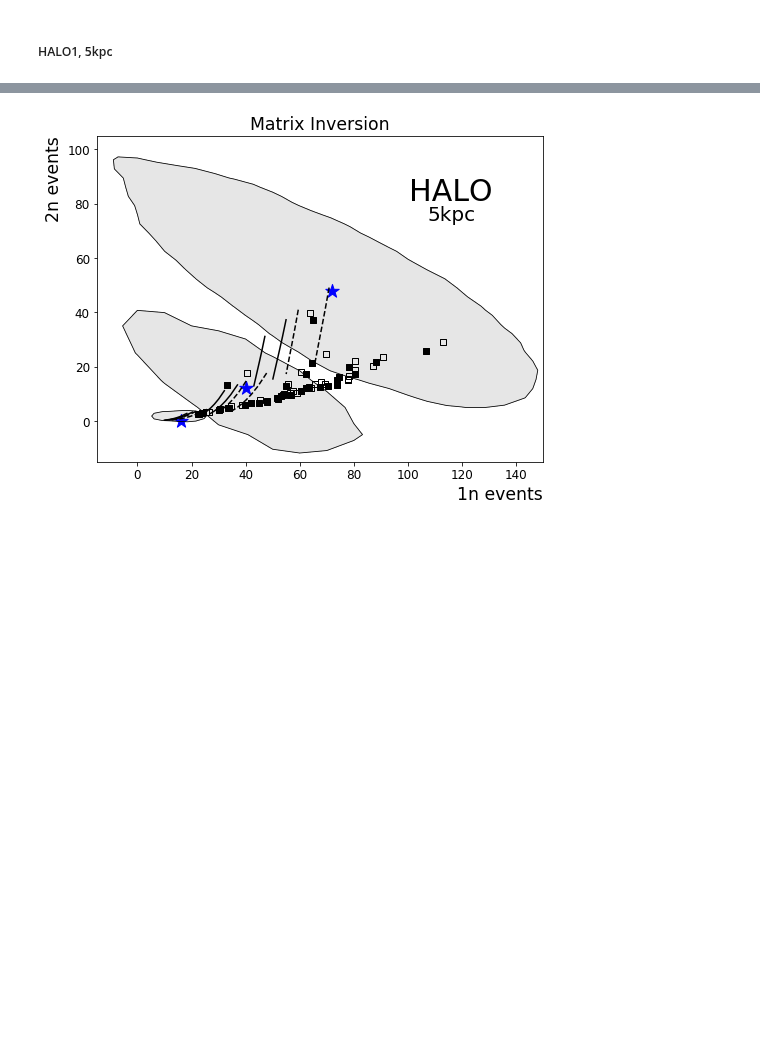
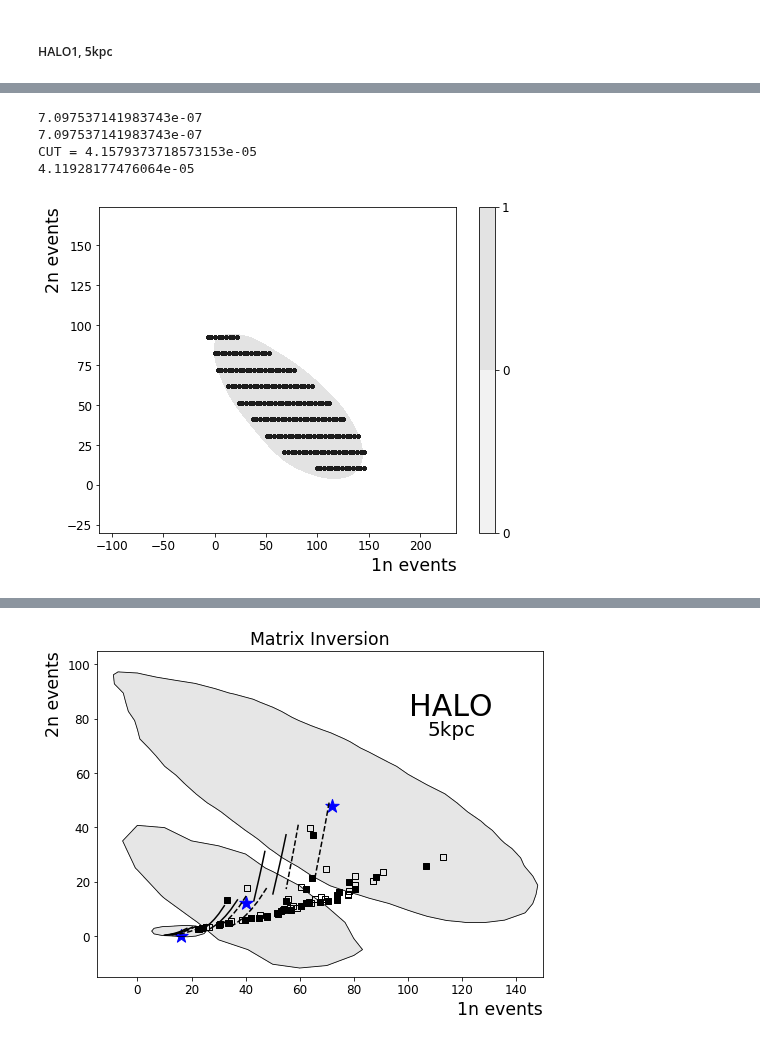
Before and after one commit to jfcrenshaw/halo, a Jupyter notebook: unfolding_plots.ipynb, the cells around one changed output, grey strips where cells are left out. Saved outputs shown, nothing was run; the diff lists cells and outputs as text; code cells hidden in the pictures; blank space fills up the shorter version.

```diff
--- a/unfolding_plots.ipynb
+++ b/unfolding_plots.ipynb
@@ -57,0 +73,18 @@ xM1_1,yM1_1,zM1_1,cutM1_1 = density_cut(h1_5kpc_72v48_1n,h1_5kpc_72v48_2n,xmin,x
+# %%
+print(Z[0])
+Z.sort()
+print(Z[0])
+cuttt = Z[1000]
+print('CUT =',cuttt)
+print(cutM1_1)
+# %% [output]
+7.097537141983743e-07
+7.097537141983743e-07
+CUT = 4.1579373718573153e-05
+4.11928177476064e-05
+# %%
+FIG,AX = plt.subplots(1,1,figsize=(8,6))
+cs = sns.kdeplot(h1_5kpc_72v48_1n,h1_5kpc_72v48_2n,cbar=True,n_levels=[0,cuttt,1],shade=True,shade_lowest=False,cmap=cmap,bw=[10,10],gridsize=200,ax=AX)
+scatter(XXX,YYY,AX)
+# %% [output]
+[figure, added]
```
Also changed, not shown: parts of 10 cells of this notebook, 14 other files.
